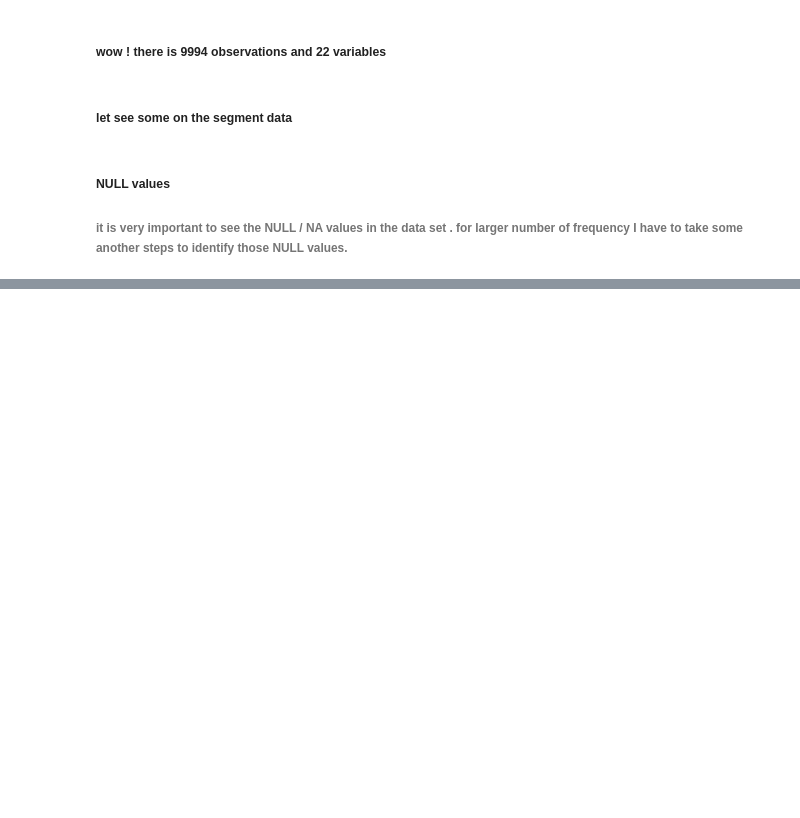
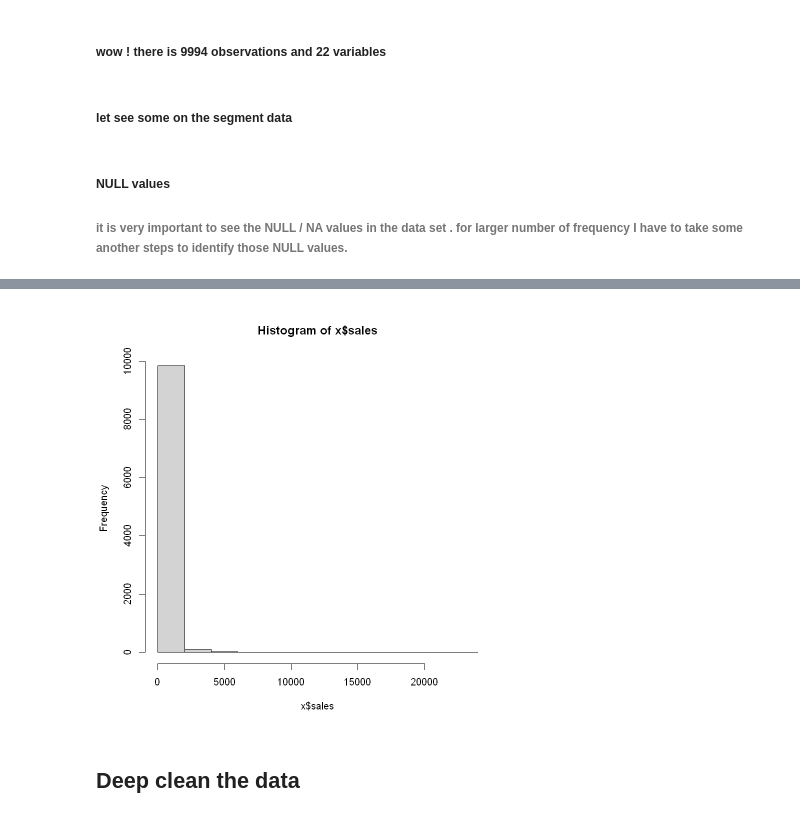
Before and after one commit to ayan27999/codeone, a Jupyter notebook: R_dataAnalysis.ipynb, the cells around one changed output, grey strips where cells are left out. Saved outputs shown, nothing was run; the diff lists cells and outputs as text; code cells hidden in the pictures; blank space fills up the shorter version.

```diff
--- a/R_dataAnalysis.ipynb
+++ b/R_dataAnalysis.ipynb
@@ -109,0 +179,9 @@ x[is.na(x$customer_id), ]
+# %%
+# there is lot diffrence between mean and median. that caused by outliers.
+#the max data distributated 17 to 209 . hmmmmm.
+#  let see the distribution how it is distributed
+hist(x$sales)
+# %% [output]
+[figure, added]
+# %% [markdown]
+## Deep clean the data
```
Also changed, not shown: parts of 14 cells of this notebook.
